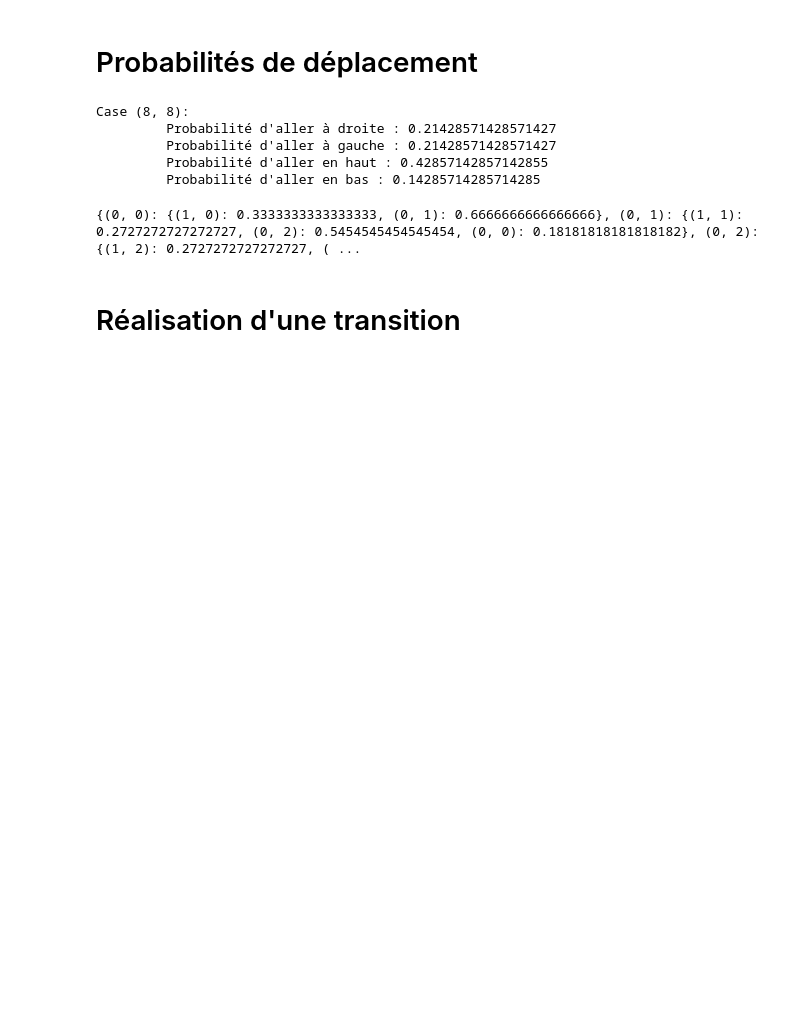
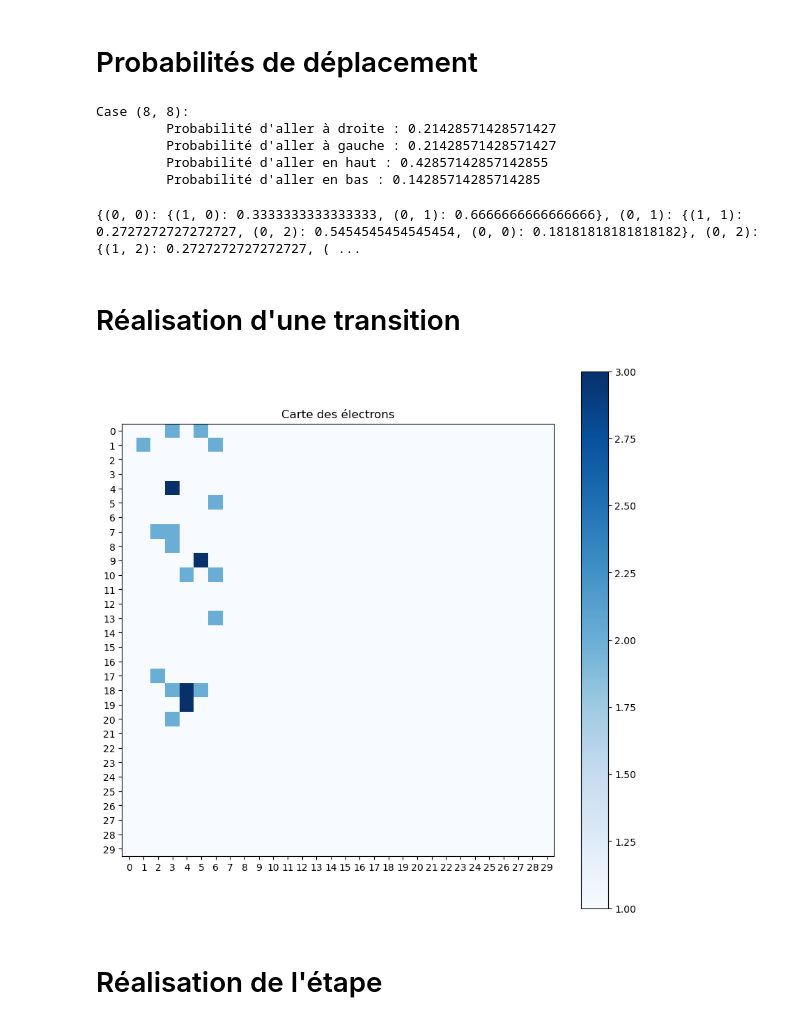
Before and after one commit to pierresara/Memristor2D, a Jupyter notebook: simulation_vf.ipynb, the cells around one changed output. Cells and saved outputs as stored; diff of their text form; code cells hidden in the pictures; blank space fills up the shorter version.

```diff
--- a/simulation_vf.ipynb
+++ b/simulation_vf.ipynb
@@ -250,3 +250,30 @@ if verbose:
 {(0, 0): {(1, 0): 0.3333333333333333, (0, 1): 0.6666666666666666}, (0, 1): {(1, 1): 0.2727272727272727, (0, 2): 0.5454545454545454, (0, 0): 0.18181818181818182}, (0, 2): {(1, 2): 0.2727272727272727, ( ...
 # %% [markdown]
 # Réalisation d'une transition
+# %%
+def deplacement(V,elec,probs):
+    global electrons,traces
+    i,j = traces[elec][-1]
+    clefs = list(probs[(i,j)].keys())
+    if len(clefs) != 0:
+        valeurs = list(probs[(i,j)].values())
+        indice = np.random.choice(np.arange(len(clefs)), p = valeurs)
+        new = clefs[indice]
+        traces[elec].append(new)
+        electrons[i,j] -= 1
+        electrons[new[0],new[1]] += 1
+# %%
+def transition(V):
+    probas = dico_probas(V)
+    for k in range(n_el_initial):
+        deplacement(V,k,probas)
+# %%
+if verbose:
+    #reinitialise()
+    #first_initialisation()
+    transition(4.)
+    heatmap(electrons)
+# %% [output]
+[figure, added]
+# %% [markdown]
+# Réalisation de l'étape
```
Also changed, not shown: parts of 4 cells of this notebook.
